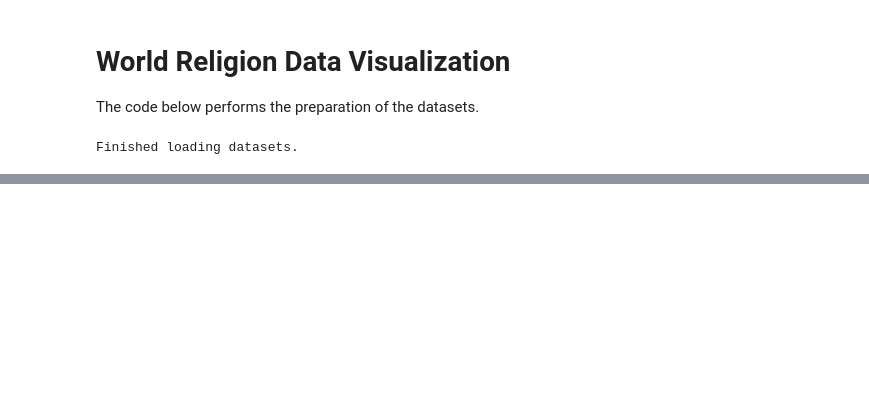
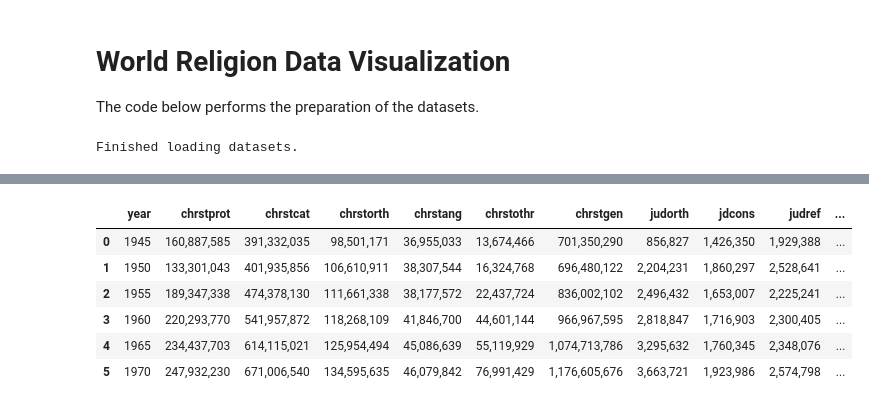
Before and after one commit to saberzero1/world-religion-data-visualization, a Jupyter notebook: index.ipynb, the cells around one changed output, grey strips where cells are left out. Cells and saved outputs as stored; diff of their text form; code cells hidden in the pictures; blank space fills up the shorter version.

```diff
--- a/index.ipynb
+++ b/index.ipynb
@@ -26,0 +42,10 @@ Series([], Name: StateAbb, dtype: object)
+# %%
+global_stats.head(6).style
+# %% [output]
+|  | year | chrstprot | chrstcat | chrstorth | chrstang | chrstothr | chrstgen | judorth | jdcons | judref | ... |
+| 0 | 1945 | 160,887,585 | 391,332,035 | 98,501,171 | 36,955,033 | 13,674,466 | 701,350,290 | 856,827 | 1,426,350 | 1,929,388 | ... |
+| 1 | 1950 | 133,301,043 | 401,935,856 | 106,610,911 | 38,307,544 | 16,324,768 | 696,480,122 | 2,204,231 | 1,860,297 | 2,528,641 | ... |
+| 2 | 1955 | 189,347,338 | 474,378,130 | 111,661,338 | 38,177,572 | 22,437,724 | 836,002,102 | 2,496,432 | 1,653,007 | 2,225,241 | ... |
+| 3 | 1960 | 220,293,770 | 541,957,872 | 118,268,109 | 41,846,700 | 44,601,144 | 966,967,595 | 2,818,847 | 1,716,903 | 2,300,405 | ... |
+| 4 | 1965 | 234,437,703 | 614,115,021 | 125,954,494 | 45,086,639 | 55,119,929 | 1,074,713,786 | 3,295,632 | 1,760,345 | 2,348,076 | ... |
+| 5 | 1970 | 247,932,230 | 671,006,540 | 134,595,635 | 46,079,842 | 76,991,429 | 1,176,605,676 | 3,663,721 | 1,923,986 | 2,574,798 | ... |
```
Also changed, not shown: parts of 6 cells of this notebook.
